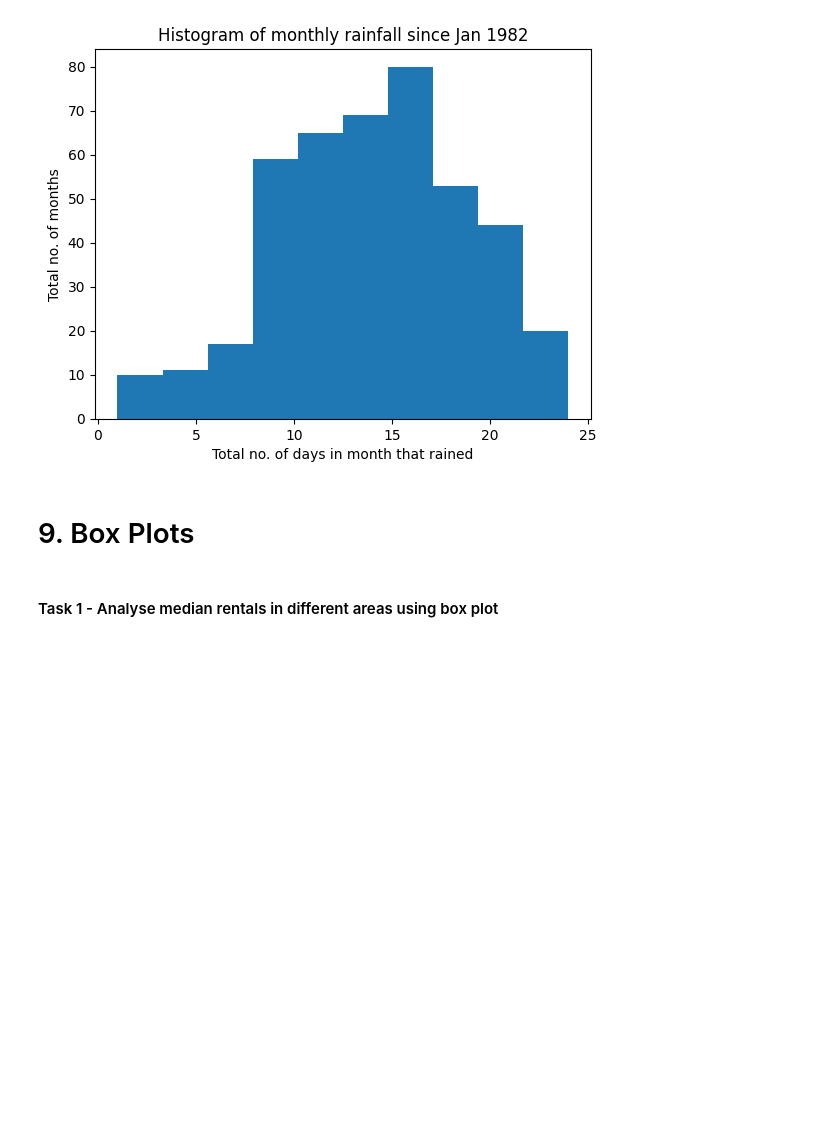
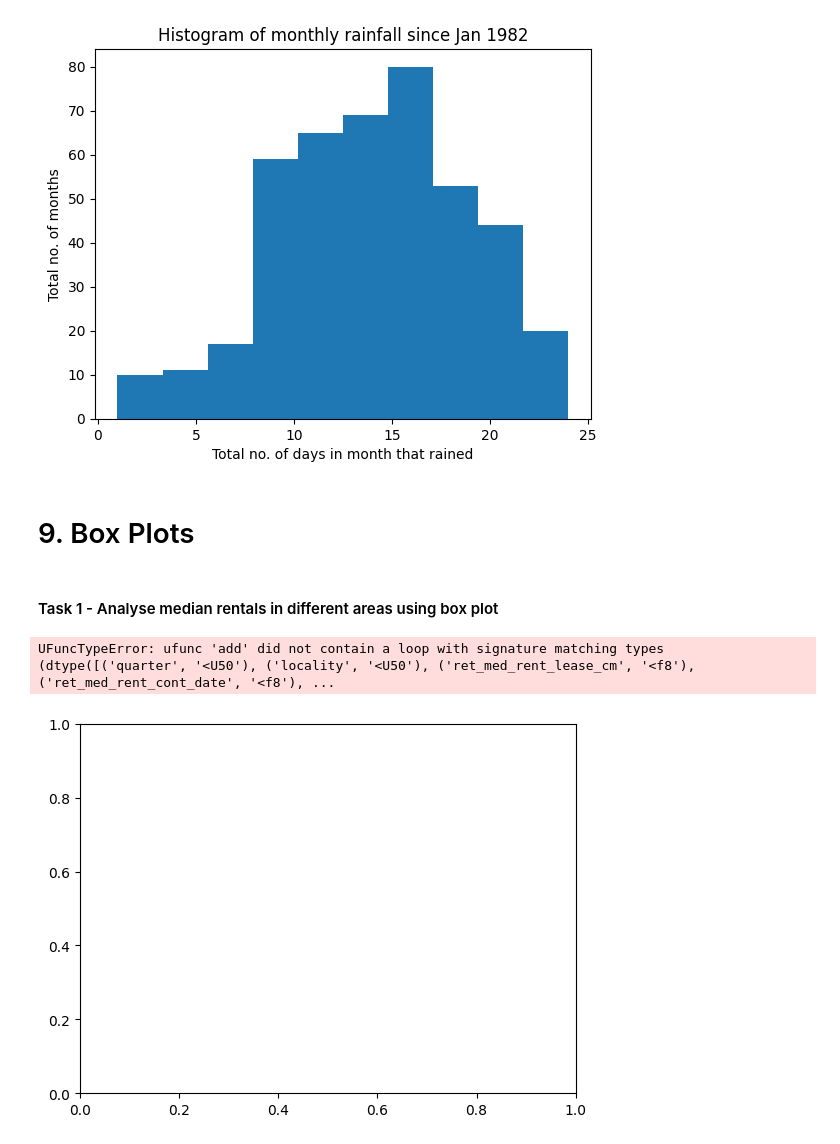
Before and after one commit to iyliahutta/Intro-to-Programming-for-DS, a Jupyter notebook: Lab 3/Lab 3.ipynb, the cells around one changed output. Drawn from its saved outputs; the diff is of its cells as text; code cells hidden in the pictures; blank space fills up the shorter version.

```diff
--- a/Lab 3/Lab 3.ipynb
+++ b/Lab 3/Lab 3.ipynb
@@ -394,3 +394,21 @@ plt.show()
 # 9. Box Plots
 # %% [markdown]
 #### Task 1 - Analyse median rentals in different areas using box plot
+# %%
+d = np.loadtxt('/Users/iylia/Library/Mobile Documents/com~apple~CloudDocs/SP/Intro to Programming for DS/Lab 3/Lab3_Datasets/median-rentals-and-vacancy-of-retail-space-by-locality-quarterly.csv',
+    skiprows=1,
+    delimiter=',',
+    dtype=[('quarter', 'U50'),
+            ('locality', 'U50'),
+            ('ret_med_rent_lease_cm', 'f8'),
+            ('ret_med_rent_cont_date', 'f8'),
+            ('ret_vacancy_rate', 'f8')])
+
+fig = plt.figure()
+
+ax = fig.add_subplot(111)
+
+ax.boxplot(d)
+# %% [output]
+UFuncTypeError: ufunc 'add' did not contain a loop with signature matching types (dtype([('quarter', '<U50'), ('locality', '<U50'), ('ret_med_rent_lease_cm', '<f8'), ('ret_med_rent_cont_date', '<f8'), ...
+[figure, added]
```
